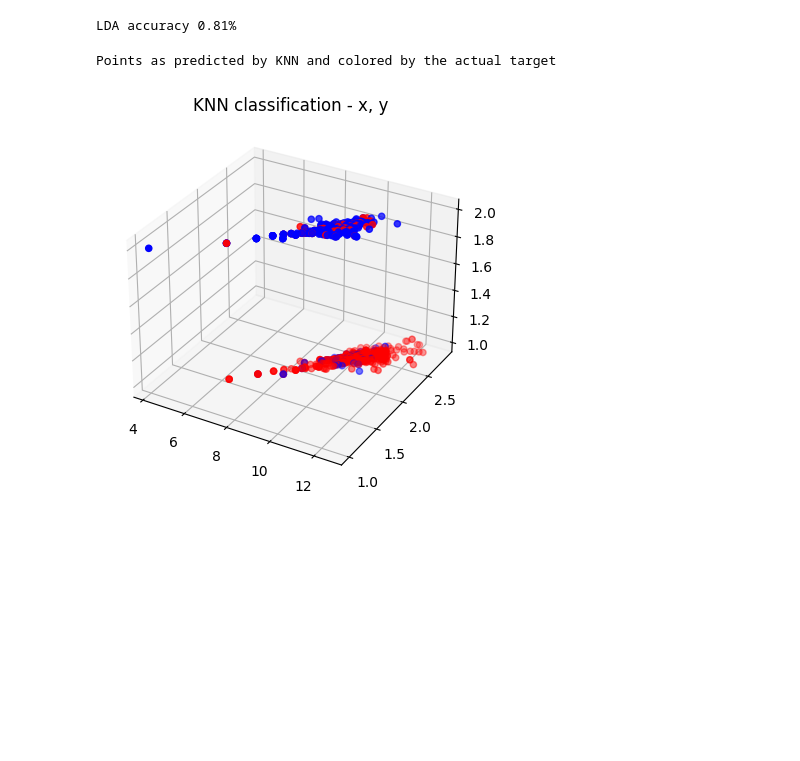
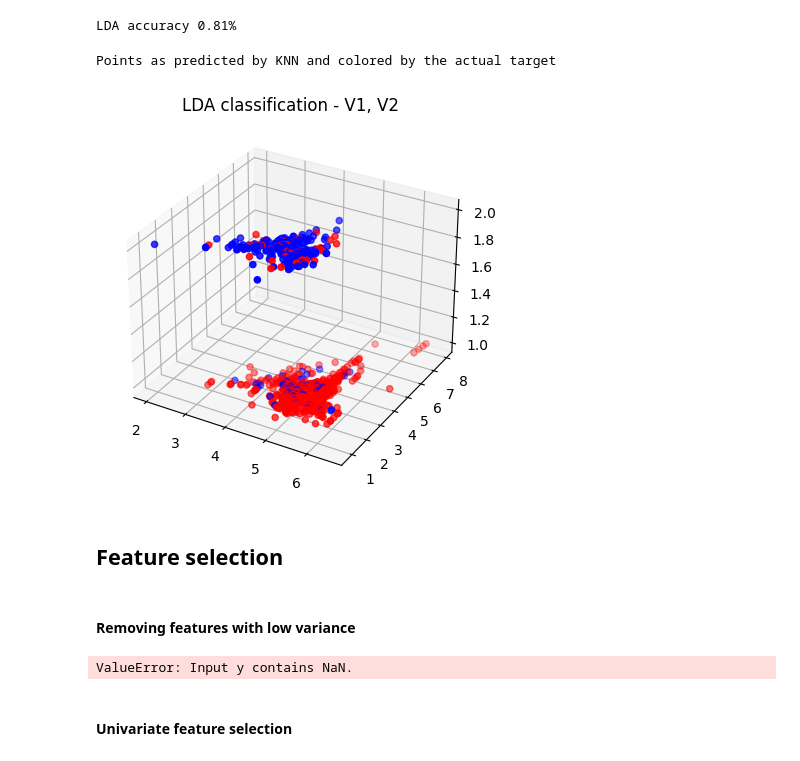
Before and after one commit to strojanski/IS-labs, a Jupyter notebook: seminarji/sem2/sem2.ipynb, the cells around one changed output. Cells and saved outputs as stored; diff of their text form; code cells hidden in the pictures; blank space fills up the shorter version.

```diff
--- a/seminarji/sem2/sem2.ipynb
+++ b/seminarji/sem2/sem2.ipynb
@@ -200,6 +181,9 @@ class KNeighbors:
         clf.fit(X_train, y_train)
         accuracy = clf.score(X_test, y_test)
         return clf, accuracy
+
+    def filter_features(self):
+        return
 # %%
 knn = KNeighbors(df, df_test, 3)
 clf, knn_accuracy = knn.fit()
@@ -394,11 +370,13 @@ LDA accuracy 0.81%
 # %%
 
 prediction = clf.predict(df.loc[:, df.columns != "Class"])
 fig = plt.figure()
 ax = fig.add_subplot(111, projection="3d")
 ax.scatter(xs=df[features[0]], ys=df[features[1]], zs=prediction, c=colors)
-ax.set_title(f"KNN classification - x, y")
+ax.set_title(f"LDA classification - {features[0]}, {features[1]}")
 print("Points as predicted by KNN and colored by the actual target")
 # %% [output]
 Points as predicted by KNN and colored by the actual target
-[figure, old version]
+[figure, new version]
+# %% [markdown]
+## Feature selection
@@ -404,0 +386,24 @@ Points as predicted by KNN and colored by the actual target
+# %% [markdown]
+#### Removing features with low variance
+# %%
+selector = feature_selection.VarianceThreshold(.8*.2)
+df_filtered = pd.DataFrame(selector.fit_transform(X,y))
+df_filtered["Class"] = df["Class"]
+df_filtered["Class"].fillna(1)
+#knn = KNeighbors(df, df_test)
+#clf, acc = knn.fit()
+
+knn_filtered = KNeighbors(df_filtered, df_test)
+clf_f, acc = knn_filtered.fit()
+
+#prediction_knn = clf.predict(X)
+prediction_knn_filtered = clf_f.predict(df_filtered.loc[:, df_filtered.columns != "Class"])
+
+fig = plt.figure()
+ax = fig.add_subplot(111, projection="3d")
+ax[0].scatter(xs=df[features[0]], ys=df[features[1]], zs=prediction_knn_filtered, c=colors)
+ax.set_title(f"LDA classification - {features[0]}, {features[1]}")
+# %% [output]
+ValueError: Input y contains NaN.
+# %% [markdown]
+#### Univariate feature selection
```
Also changed, not shown: parts of 8 cells of this notebook.
